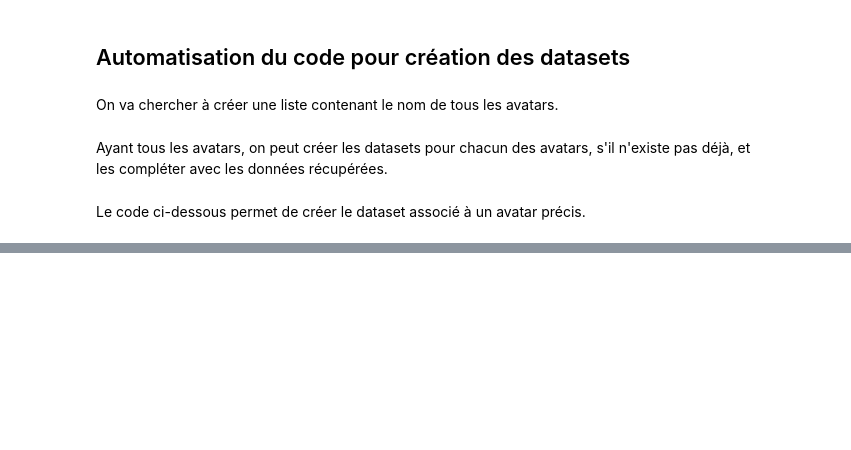
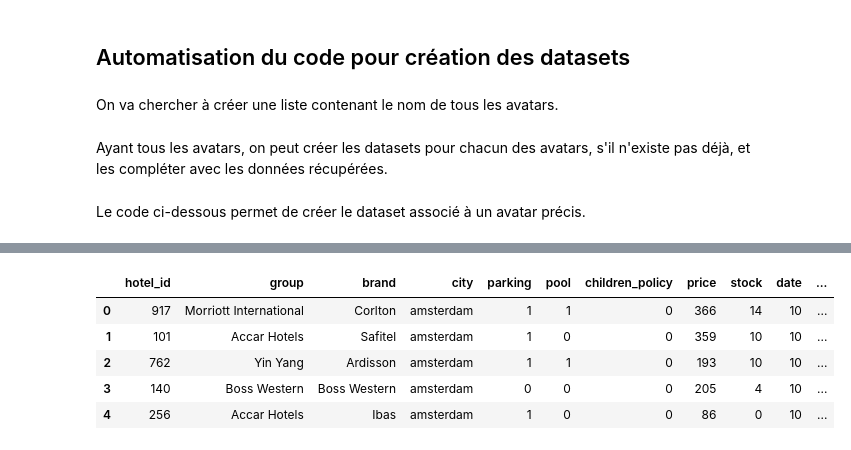
Before and after one commit to njulia1/Defi-IA-2023, a Jupyter notebook: defi_ia.ipynb, the cells around one changed output, grey strips where cells are left out. Saved outputs shown, nothing was run; the diff lists cells and outputs as text; code cells hidden in the pictures; blank space fills up the shorter version.

```diff
--- a/defi_ia.ipynb
+++ b/defi_ia.ipynb
@@ -32,11 +32,11 @@ avatar_names
 # %% [markdown]
 ## Excécution des requêtes
 # %%
-cities=['amsterdam','madrid','paris','rome','sofia','vienna']
-dates=[30]
-languages=['austrian','french','german','greek','hungarian','irish','italian','lithuanian','luxembourgish', 'maltese','polish','slovakian','spanish','swedish']
-mobiles=[0,1]
-avatar = 'Nini' #nom de l'avatar à tester
+cities = ['amsterdam','madrid','paris','rome','sofia','vienna', 'valletta', 'vilnius', 'copenhagen', 'sofia']
+dates = [5,3,2,1]
+languages = ['belgian', 'bulgarian', 'croatian', 'cypriot', 'czech', 'danish', 'dutch', 'estonian', 'finnish', 'luxembourgish', 'portuguese', 'romanian' ]
+mobiles = [0,1]
+avatar = 'Tess' #nom de l'avatar à tester
 
 if not os.path.exists('requests'):
     os.mkdir('requests')
@@ -138,33 +152,35 @@ Le code ci-dessous permet de créer le dataset associé à un avatar précis.
 list_requests = glob.glob(os.path.join('requests', '*.csv'))
 list_requests = [request.split('\\')[-1] for request in list_requests]
 df = pd.DataFrame([])
-print(list_requests)
 
 if not os.path.exists('datasets'):
     os.mkdir('datasets')
 
-for avatar in ['laulau']:
+i= 0
+for avatar in ['Tess']:
     for request in list_requests:
         name_avatar_request = request.split('_')[0]
-        if not os.path.exists(os.path.join('datasets', avatar + '_data.csv')):
-            if (avatar==name_avatar_request):
+        if (avatar==name_avatar_request):
+            print(i)
+
+            if not os.path.exists(os.path.join('datasets', avatar + '_data.csv')):
                 request_avatar = pd.read_csv(os.path.join('requests', request))
-                #request_avatar = request_avatar.drop(columns = 'Unnamed: 0')
                 features_avatar = hotels_features.loc[hotels_features['hotel_id'].loc[request_avatar['hotel_id']]]
                 features_avatar = features_avatar.reset_index()
                 df = pd.concat([features_avatar, request_avatar[['price', 'stock', 'date', 'language', 'mobile']]], axis = 1)
                 df['avatar_name'] = [avatar for i in range(len(df.index))]
-                df.to_csv(os.path.join('datasets', avatar + '_data.csv'),index_label = 'hotel_id')
-        else:
-            if (avatar==name_avatar_request):
+                df = df.drop(columns = ['index'])
+                df.to_csv(os.path.join('datasets', avatar + '_data.csv'), index=False)
+            else:
                 df_old = pd.read_csv(os.path.join('datasets', avatar + '_data.csv'))
-                df_old = df_old.drop(columns = 'Unnamed: 0')
                 request_avatar = pd.read_csv(os.path.join('requests', request))
-                request_avatar = request_avatar.drop(columns = 'Unnamed: 0')
                 features_avatar = hotels_features.loc[hotels_features['hotel_id'].loc[request_avatar['hotel_id']]]
                 features_avatar = features_avatar.reset_index()
                 df_aux = pd.concat([features_avatar, request_avatar[['price', 'stock', 'date', 'language', 'mobile']]], axis = 1)
                 df = pd.concat([df,df_aux], axis = 0)
+                df = df.drop(columns = ['index'])
+
                 df['avatar_name'] = [avatar for i in range(len(df.index))]
-                df.to_csv(os.path.join('datasets', avatar + '_data.csv'))
+                df.to_csv(os.path.join('datasets', avatar + '_data.csv'), index=False)
+            i+=1
 # %% [output]
@@ -172,15 +204,15 @@ for avatar in ['laulau']:
 # %%
 #Concaténatation des datasets de chacun des avatars pour créer un dataset global
-datasets = glob.glob(os.path.join('datasets', 'laulau_data.csv'))
+datasets = glob.glob(os.path.join('datasets', '*.csv'))
 
 for dataset_path in datasets:
     dataset = pd.read_csv(dataset_path)
     if not os.path.exists('data.csv'):
         df = pd.DataFrame([])
         df = dataset
-        df.to_csv('data.csv', index_label = 'hotel_id')
+        df.to_csv('data.csv', index= False)
     else:
         df = pd.read_csv('data.csv')
         print(df.head())
         df = pd.concat([df, dataset], axis = 0)
-        df.to_csv('data.csv')
+        df.to_csv('data.csv', index=False)
@@ -187,3 +237,12 @@ for dataset_path in datasets:
+# %%
+df.head()
+# %% [output]
+|  | hotel_id | group | brand | city | parking | pool | children_policy | price | stock | date | ... |
+| 0 | 917 | Morriott International | Corlton | amsterdam | 1 | 1 | 0 | 366 | 14 | 10 | ... |
+| 1 | 101 | Accar Hotels | Safitel | amsterdam | 1 | 0 | 0 | 359 | 10 | 10 | ... |
+| 2 | 762 | Yin Yang | Ardisson | amsterdam | 1 | 1 | 0 | 193 | 10 | 10 | ... |
+| 3 | 140 | Boss Western | Boss Western | amsterdam | 0 | 0 | 0 | 205 | 4 | 10 | ... |
+| 4 | 256 | Accar Hotels | Ibas | amsterdam | 1 | 0 | 0 | 86 | 0 | 10 | ... |
 # %%
 pd.read_csv(os.path.join('datasets', 'laulau_data.csv'))
 # %% [output]
```
Also changed, not shown: parts of 5 cells of this notebook, 5 other files.
